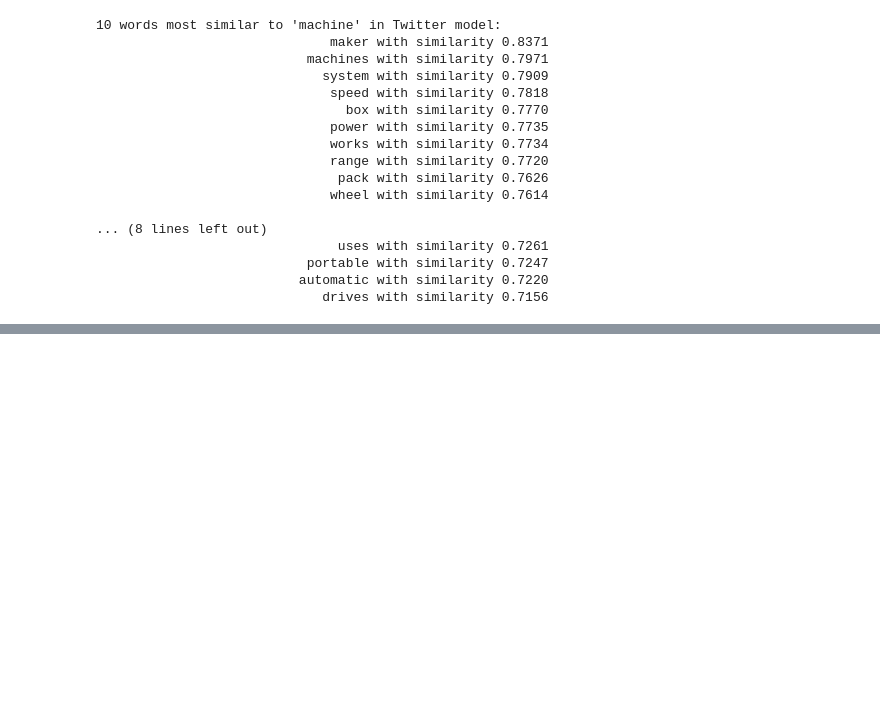
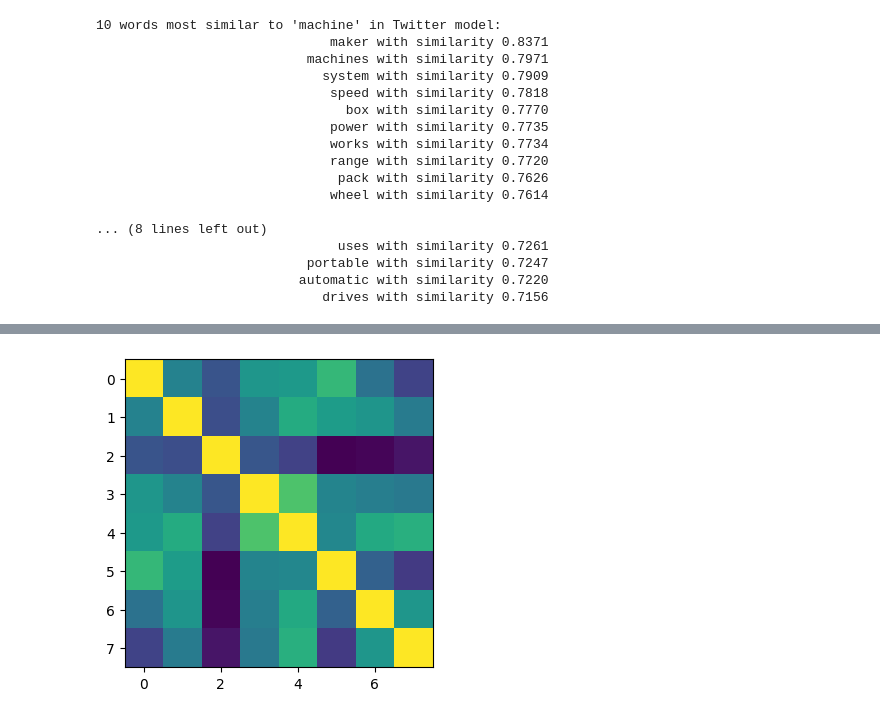
Before and after one commit to hacar864/My-LLM-Journey, a Jupyter notebook: 10_wikip_vs_twitter_embeddings.ipynb, the cells around one changed output, grey strips where cells are left out. Cells and saved outputs as stored; diff of their text form; code cells hidden in the pictures; blank space fills up the shorter version.

```diff
--- a/10_wikip_vs_twitter_embeddings.ipynb
+++ b/10_wikip_vs_twitter_embeddings.ipynb
@@ -102,0 +103,6 @@ for word,sim in wiki_mostSim10:
+# %%
+text = "The quick brown fox jumps over the lazy dog"
+# %%
+text = text.lower()
+words = list(set(re.split(" ",text)))
+words
@@ -102,0 +134,17 @@ for word,sim in wiki_mostSim10:
+# %%
+similarities = np.zeros( (len(words),len(words),2) )
+
+for idx1,w1 in enumerate(words):
+    for idx2,w2 in enumerate(words):
+
+        t_cosSim = twit.similarity(w1,w2)
+        w_cosSim = wiki.similarity(w1,w2)
+
+        similarities[idx1,idx2,0] = t_cosSim
+        similarities[idx1,idx2,1] = w_cosSim
+
+plt.figure(figsize=(4,4))
+plt.imshow(similarities[:,:,0])
+plt.show()
+# %% [output]
+[figure, added]
```
Also changed, not shown: parts of 6 cells of this notebook.
